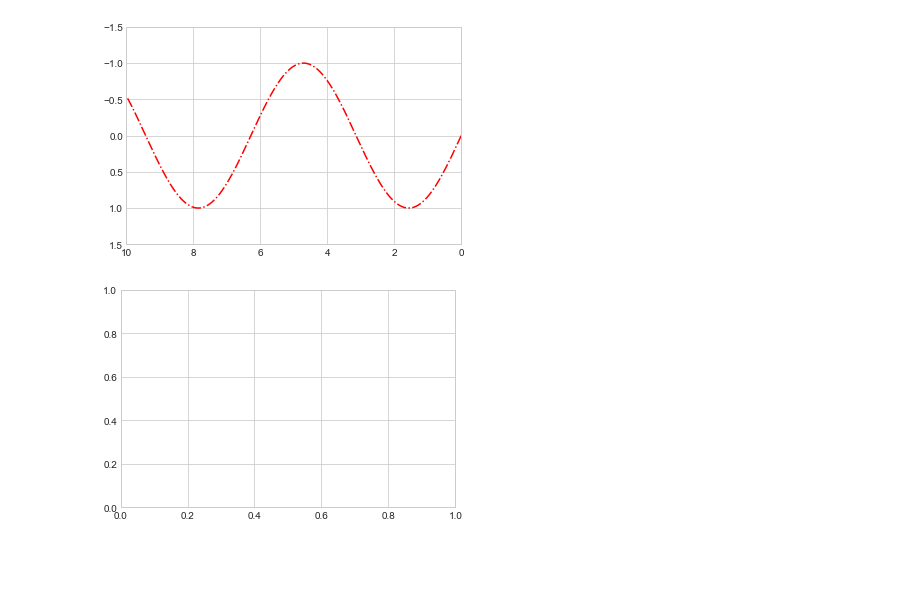
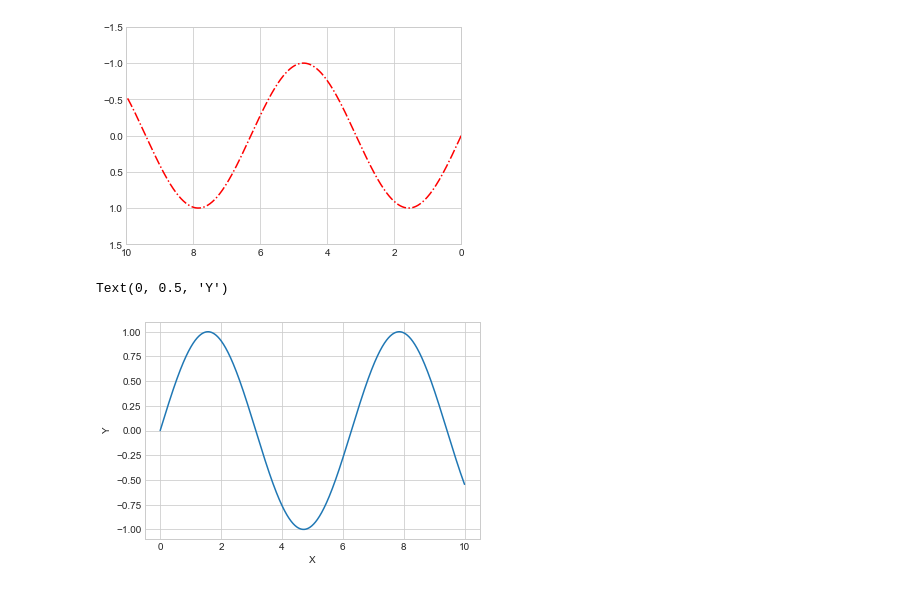
Before and after one commit to wenyuc/basic_learning, a Jupyter notebook: visualization_intro_aiscience.ipynb, the cells around one changed output. Saved outputs shown, nothing was run; the diff lists cells and outputs as text; code cells hidden in the pictures; blank space fills up the shorter version.

```diff
--- a/visualization_intro_aiscience.ipynb
+++ b/visualization_intro_aiscience.ipynb
@@ -101,8 +101,12 @@ plt.ylim(1.5, -1.5)
 # %% [output]
 (1.5, -1.5)
 [figure]
-# %%
-fig = plt.figure()
-ax = plt.axes()
-# %% [output]
-[figure, removed]
+# %%
+fig = plt.figure()
+ax = plt.axes()
+ax.plot(x,y1)
+ax.set_xlabel('X')   # same as plt.xlabel('X')
+ax.set_ylabel('Y')   # same as plt.ylabel('Y')
+# %% [output]
+Text(0, 0.5, 'Y')
+[figure, added]
```
Also changed, not shown: parts of 21 cells of this notebook, 3 other files.
